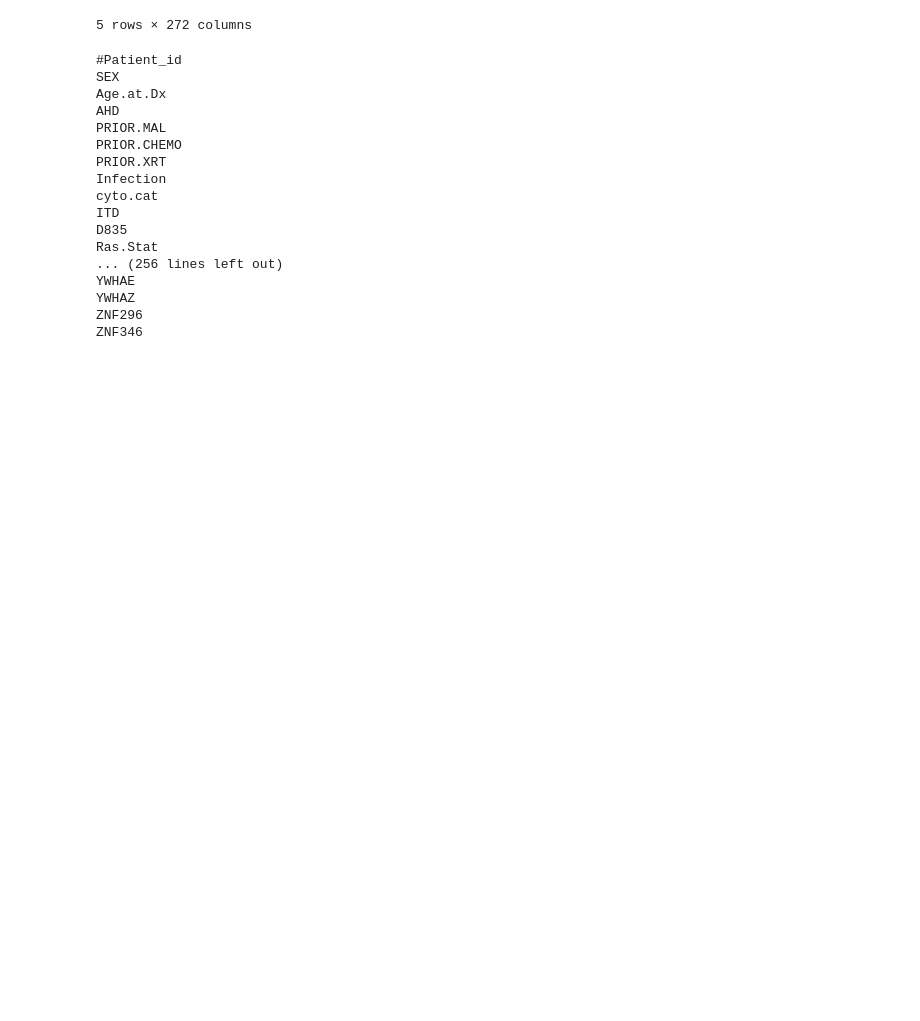
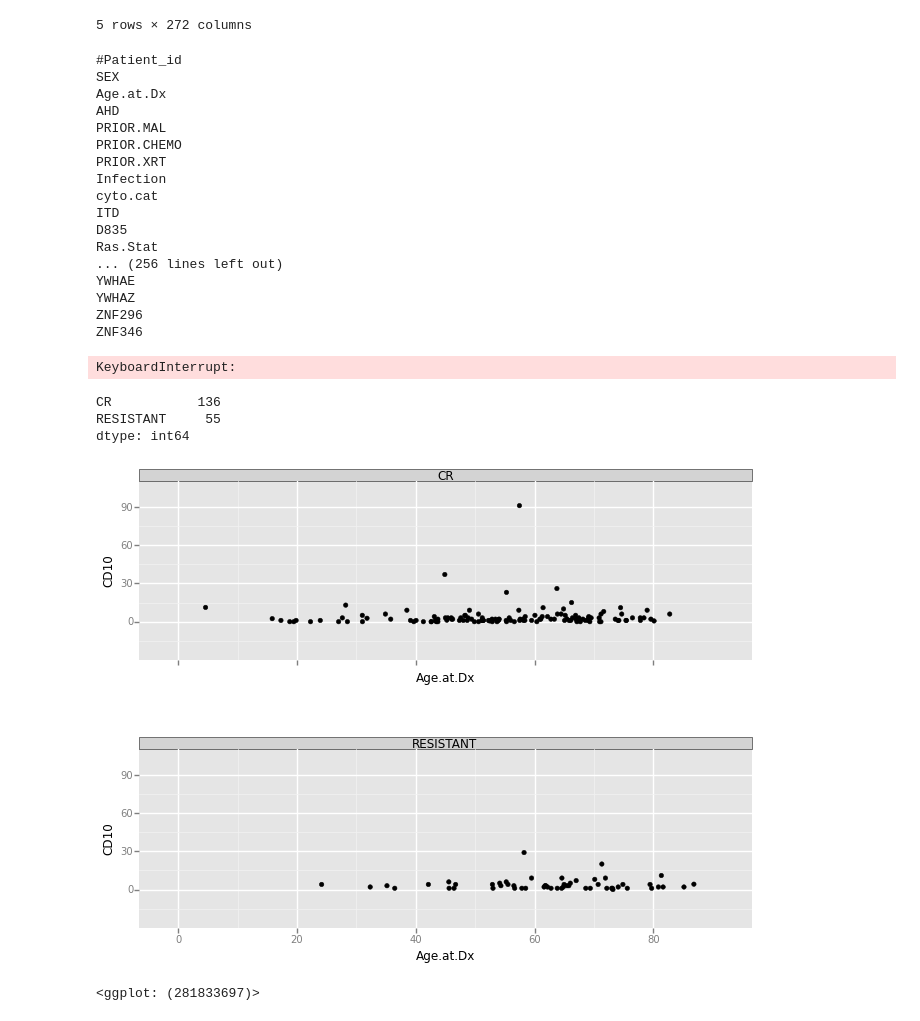
Before and after one commit to arahuja/aml-challenge, a Jupyter notebook: AML Outcome Predictions Explore.ipynb, the cells around one changed output. Cells and saved outputs as stored; diff of their text form; code cells hidden in the pictures; blank space fills up the shorter version.

```diff
--- a/AML Outcome Predictions Explore.ipynb
+++ b/AML Outcome Predictions Explore.ipynb
@@ -32,6 +32,25 @@ YWHAE
 YWHAZ
 ZNF296
 ZNF346
+# %%
+%matplotlib inline
+
+from ggplot import *
+
+ggplot(data, aes(x='BM.BLAST')) + geom_histogram() + facet_wrap('Age.at.Dx', scales='fixed')
+# %% [output]
+KeyboardInterrupt:
+# %%
+data['resp.simple'].value_counts()
+# %% [output]
+CR           136
+RESISTANT     55
+dtype: int64
+# %%
+ggplot(data, aes(x='Age.at.Dx', y='CD10')) + geom_point() + facet_wrap('resp.simple', scales='fixed')
+# %% [output]
+[figure, added]
+<ggplot: (281833697)>
 # %%
 %matplotlib inline
 
```
Also changed, not shown: parts of 1 cell of this notebook, 1 other file.
